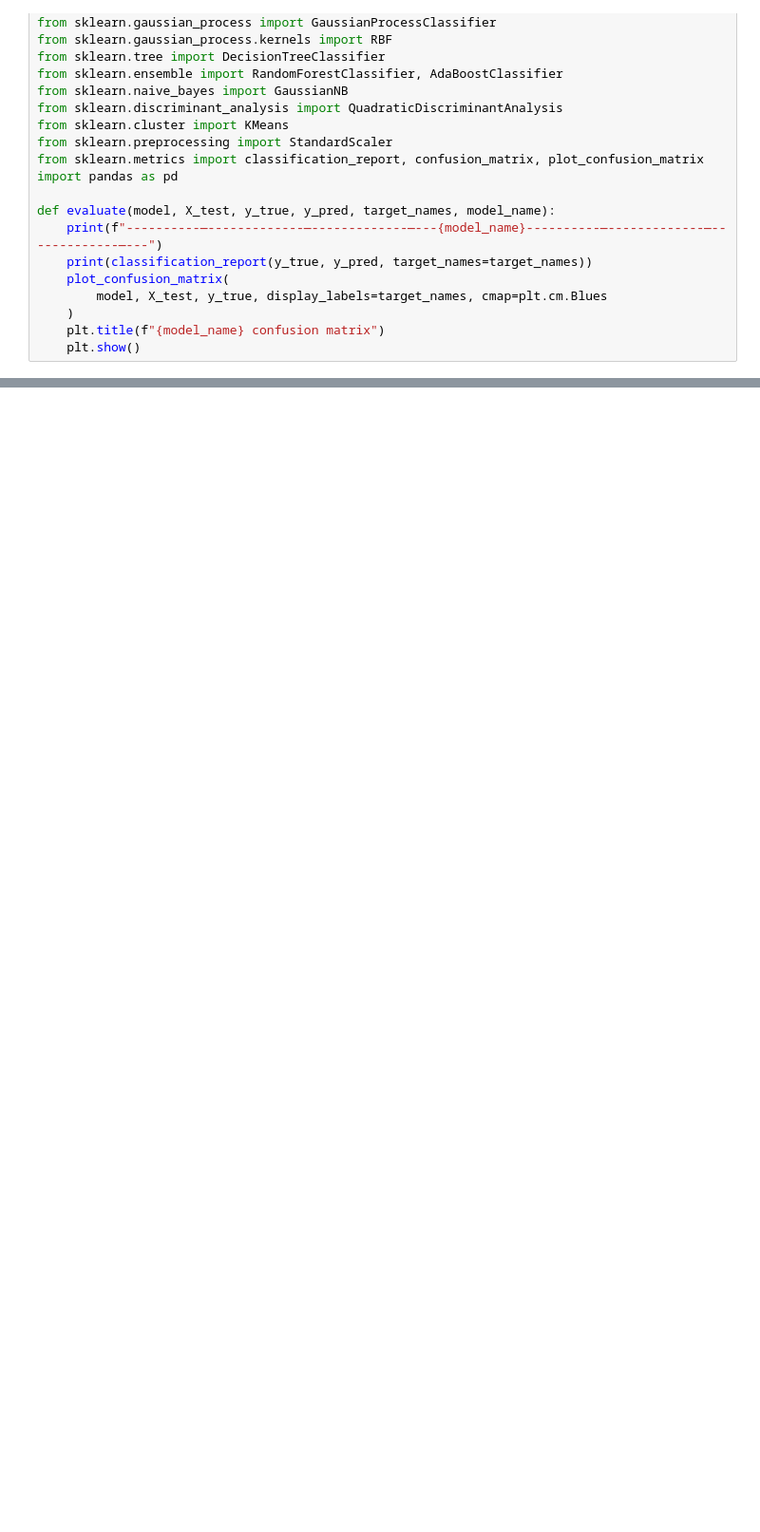
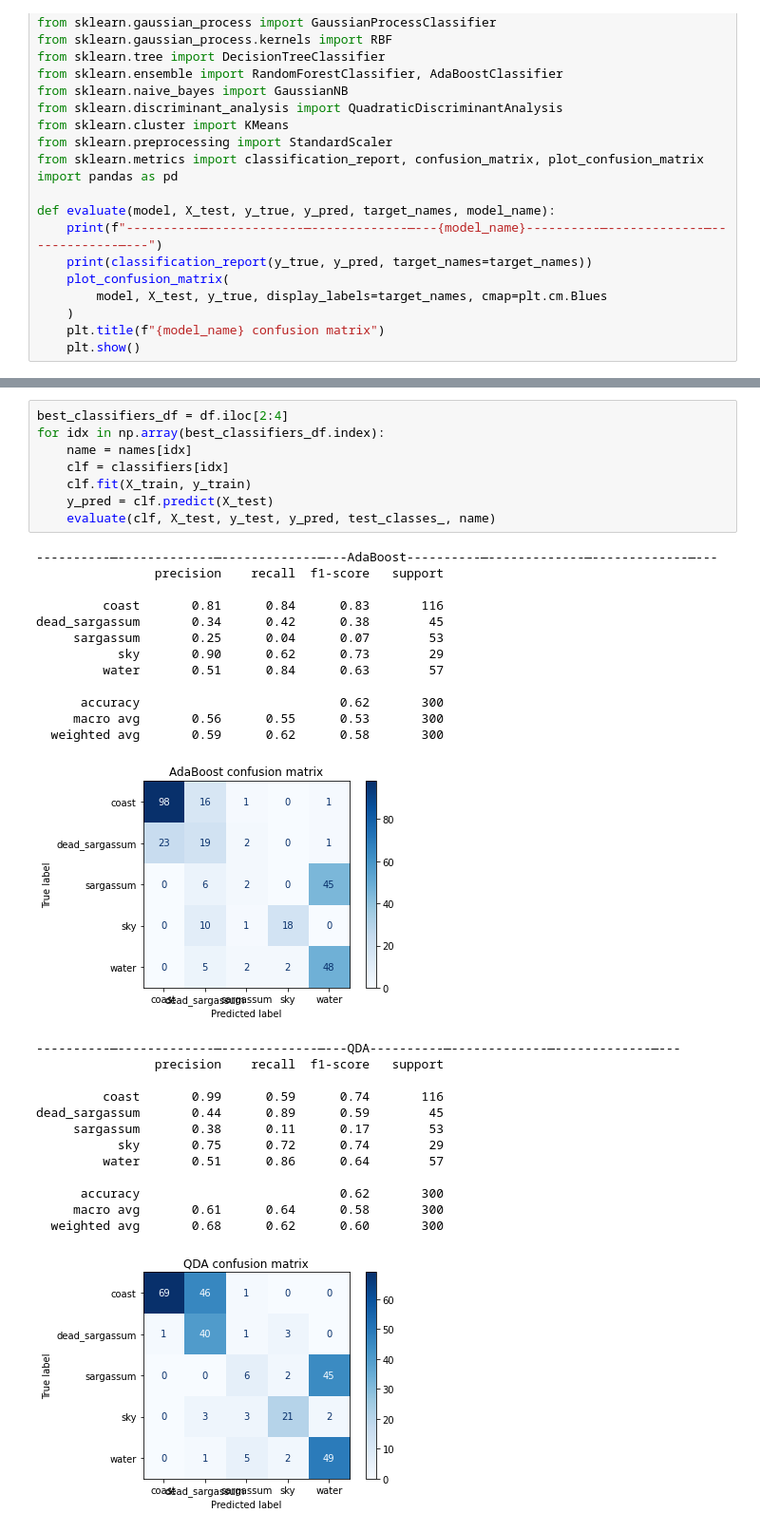
Before and after one commit to bondi7/sargassum-image-detection, a Jupyter notebook: model.ipynb, the cells around one changed output, grey strips where cells are left out. Shown at 95% size. Cells and saved outputs as stored; diff of their text form; blank space fills up the shorter version.

```diff
--- a/model.ipynb
+++ b/model.ipynb
@@ -163,0 +174,35 @@ dead_sargassum       0.68      0.42      0.52        45
+# %%
+best_classifiers_df = df.iloc[2:4]
+for idx in np.array(best_classifiers_df.index):
+    name = names[idx]
+    clf = classifiers[idx]
+    clf.fit(X_train, y_train)
+    y_pred = clf.predict(X_test)
+    evaluate(clf, X_test, y_test, y_pred, test_classes_, name)
+# %% [output]
+----------—-------------—-------------—---AdaBoost----------—-------------—-------------—---
+                precision    recall  f1-score   support
+
+         coast       0.81      0.84      0.83       116
+dead_sargassum       0.34      0.42      0.38        45
+     sargassum       0.25      0.04      0.07        53
+           sky       0.90      0.62      0.73        29
+         water       0.51      0.84      0.63        57
+
+      accuracy                           0.62       300
+     macro avg       0.56      0.55      0.53       300
+  weighted avg       0.59      0.62      0.58       300
+[figure, added]
+----------—-------------—-------------—---QDA----------—-------------—-------------—---
+                precision    recall  f1-score   support
+
+         coast       0.99      0.59      0.74       116
+dead_sargassum       0.44      0.89      0.59        45
+     sargassum       0.38      0.11      0.17        53
+           sky       0.75      0.72      0.74        29
+         water       0.51      0.86      0.64        57
+
+      accuracy                           0.62       300
+     macro avg       0.61      0.64      0.58       300
+  weighted avg       0.68      0.62      0.60       300
+[figure, added]
```
Also changed, not shown: parts of 5 cells of this notebook.
